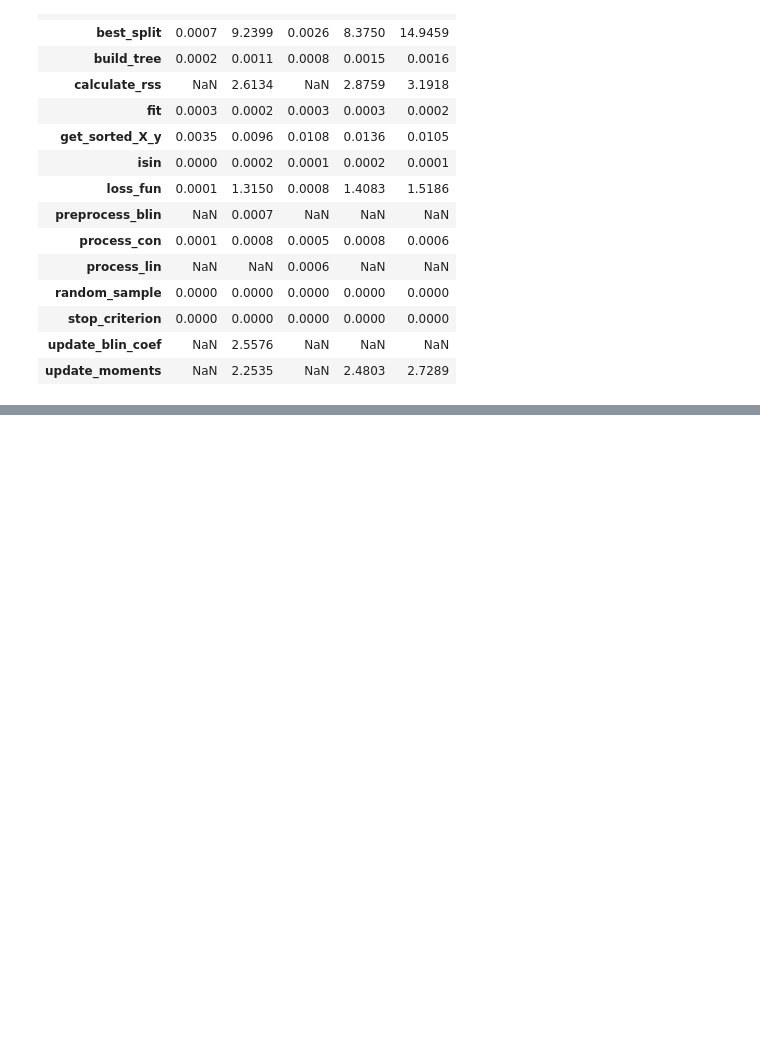
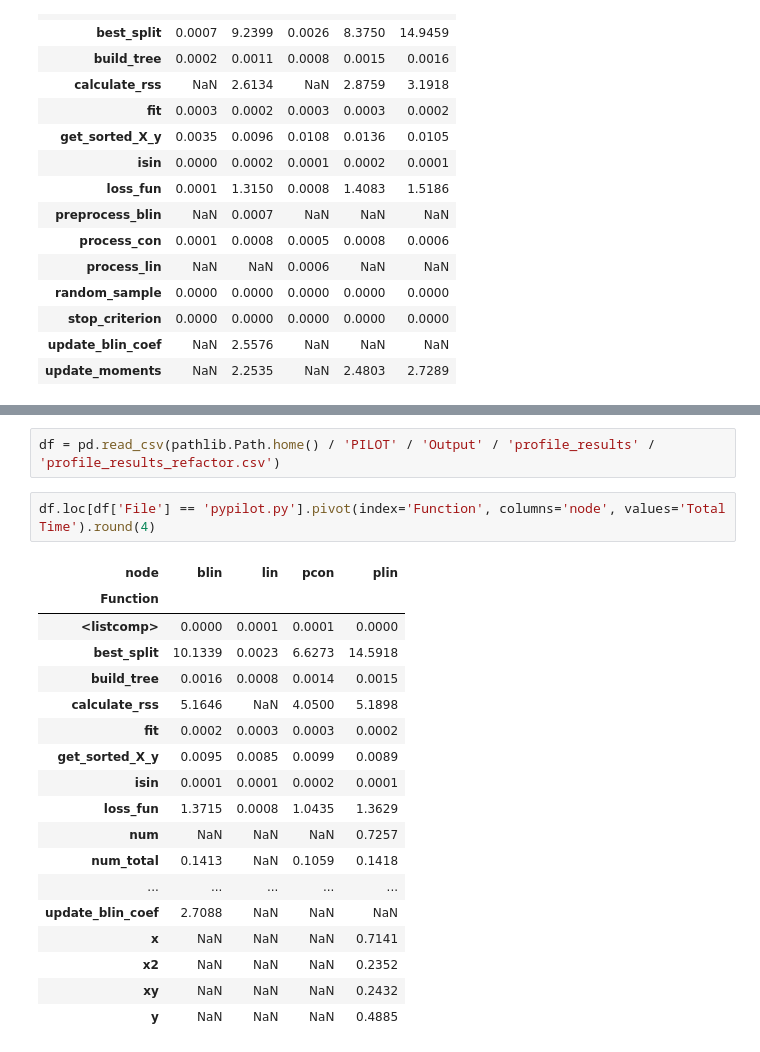
Before and after one commit to STAN-UAntwerp/PILOT, a Jupyter notebook: notebooks/compute_time_by_node.ipynb, the cells around one changed output, grey strips where cells are left out. Cells and saved outputs as stored; diff of their text form; blank space fills up the shorter version.

```diff
--- a/notebooks/compute_time_by_node.ipynb
+++ b/notebooks/compute_time_by_node.ipynb
@@ -419,0 +452,23 @@ PILOT(max_nodes=2, regression_nodes=['con', 'blin'])
+# %%
+df = pd.read_csv(pathlib.Path.home() / 'PILOT' / 'Output' / 'profile_results' / 'profile_results_refactor.csv')
+# %%
+df.loc[df['File'] == 'pypilot.py'].pivot(index='Function', columns='node', values='Total Time').round(4)
+# %% [output]
+| node | blin | lin | pcon | plin |
+| Function |  |  |  |  |
+| <listcomp> | 0.0000 | 0.0001 | 0.0001 | 0.0000 |
+| best_split | 10.1339 | 0.0023 | 6.6273 | 14.5918 |
+| build_tree | 0.0016 | 0.0008 | 0.0014 | 0.0015 |
+| calculate_rss | 5.1646 | NaN | 4.0500 | 5.1898 |
+| fit | 0.0002 | 0.0003 | 0.0003 | 0.0002 |
+| get_sorted_X_y | 0.0095 | 0.0085 | 0.0099 | 0.0089 |
+| isin | 0.0001 | 0.0001 | 0.0002 | 0.0001 |
+| loss_fun | 1.3715 | 0.0008 | 1.0435 | 1.3629 |
+| num | NaN | NaN | NaN | 0.7257 |
+| num_total | 0.1413 | NaN | 0.1059 | 0.1418 |
+| ... | ... | ... | ... | ... |
+| update_blin_coef | 2.7088 | NaN | NaN | NaN |
+| x | NaN | NaN | NaN | 0.7141 |
+| x2 | NaN | NaN | NaN | 0.2352 |
+| xy | NaN | NaN | NaN | 0.2432 |
+| y | NaN | NaN | NaN | 0.4885 |
```
Also changed, not shown: parts of 8 cells of this notebook, 1 other file.
